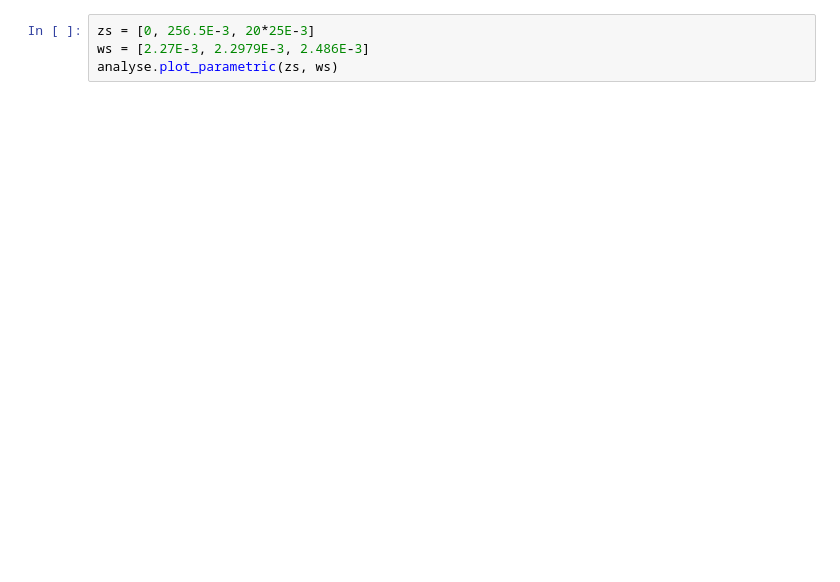
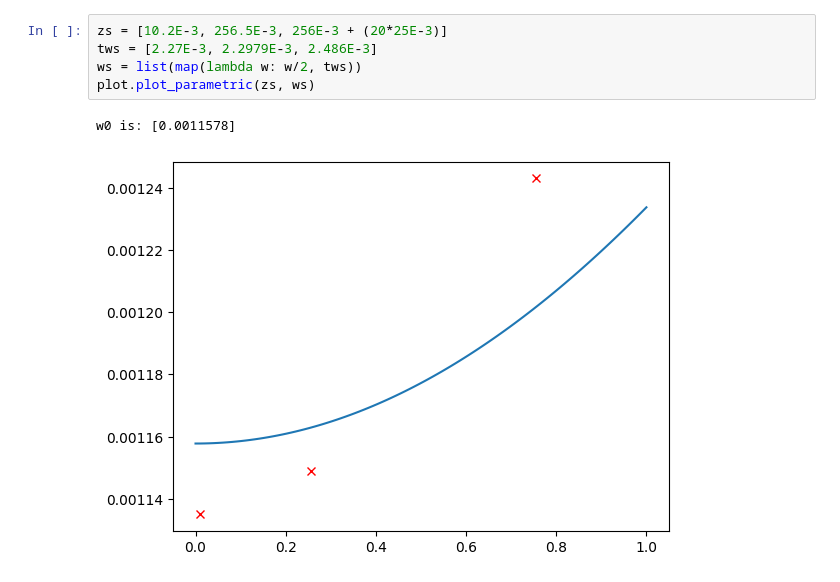
Before and after one commit to 0rmond/Beam-Profile, a Jupyter notebook: Servo-Assisted-Beam-Profile.ipynb, the cells around one changed output. Saved outputs shown, nothing was run; the diff lists cells and outputs as text; blank space fills up the shorter version.

Commit message:
Moved plotting the predicted beam propagation to seperate plot file; Fixed the model used; Implemented a dictionary to be filled in when taking measurements

```diff
--- a/Servo-Assisted-Beam-Profile.ipynb
+++ b/Servo-Assisted-Beam-Profile.ipynb
@@ -29,4 +47,8 @@ plt.show()
 # %%
-zs = [0, 256.5E-3, 20*25E-3]
-ws = [2.27E-3, 2.2979E-3, 2.486E-3]
-analyse.plot_parametric(zs, ws)
+zs = [10.2E-3, 256.5E-3, 256E-3 + (20*25E-3)]
+tws = [2.27E-3, 2.2979E-3, 2.486E-3]
+ws = list(map(lambda w: w/2, tws))
+plot.plot_parametric(zs, ws)
+# %% [output]
+w0 is: [0.0011578]
+[figure, added]
```
Also changed, not shown: parts of 3 cells of this notebook, 2 other files.
